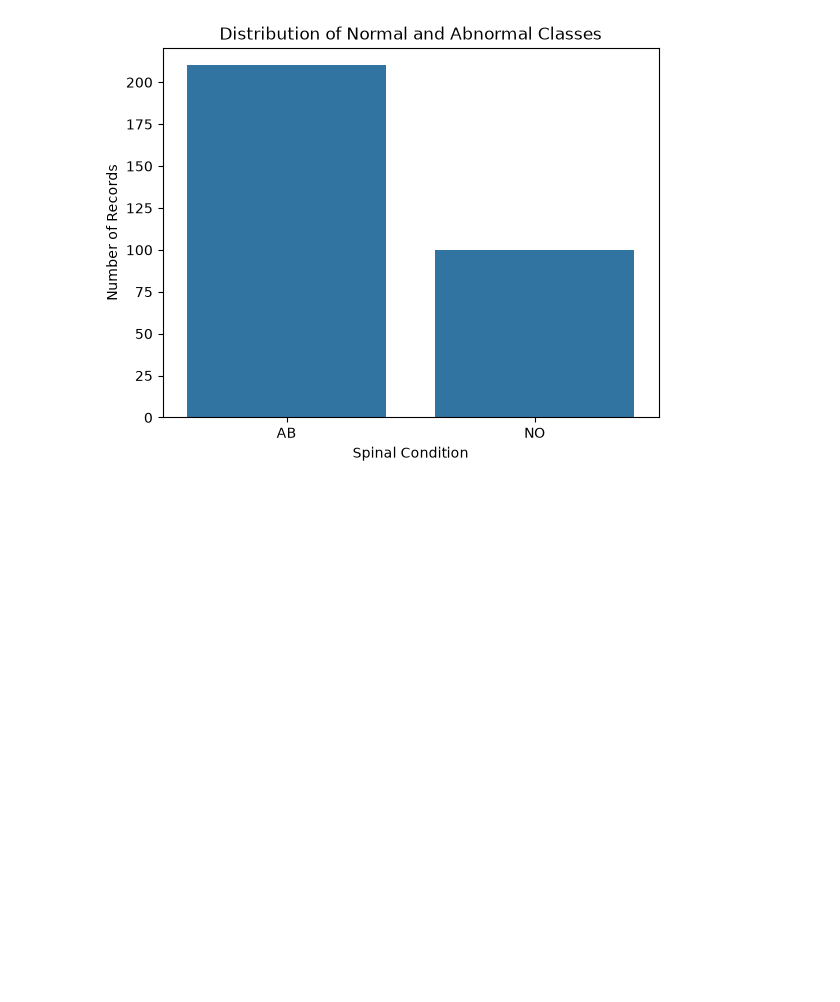
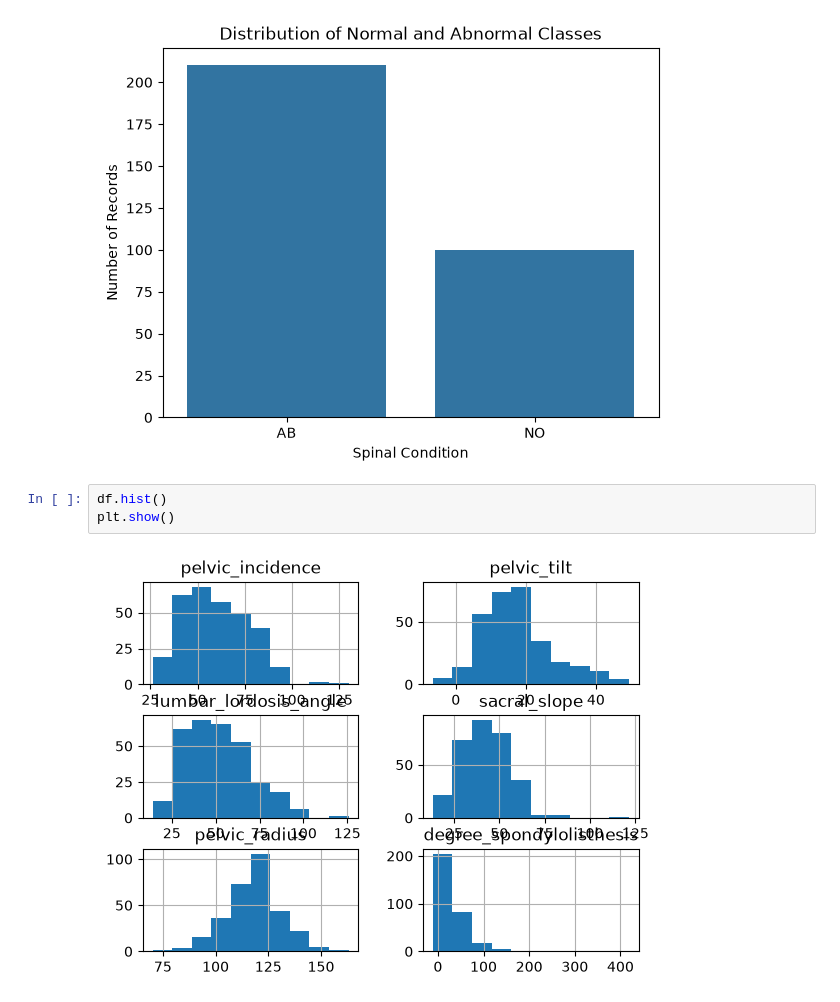
Before and after one commit to Rupesh-Mane/spinal-abnormality-prediction, a Jupyter notebook: notebooks/02_EDA.ipynb, the cells around one changed output. Cells and saved outputs as stored; diff of their text form; blank space fills up the shorter version.

Commit message:
Created histograms for numerical features

```diff
--- a/notebooks/02_EDA.ipynb
+++ b/notebooks/02_EDA.ipynb
@@ -28,3 +28,8 @@ plt.ylabel("Number of Records")
 plt.show()
 # %% [output]
 [figure]
+# %%
+df.hist()
+plt.show()
+# %% [output]
+[figure, added]
```
